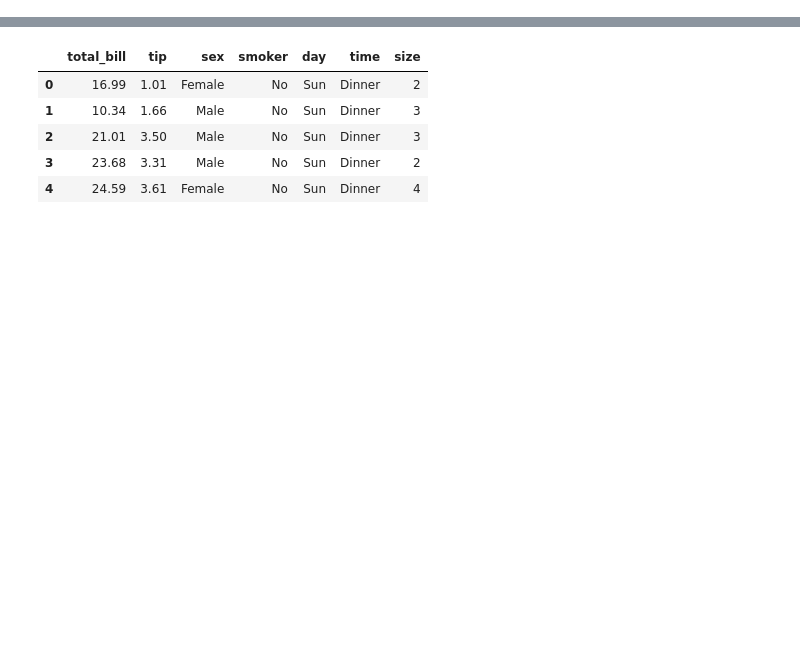
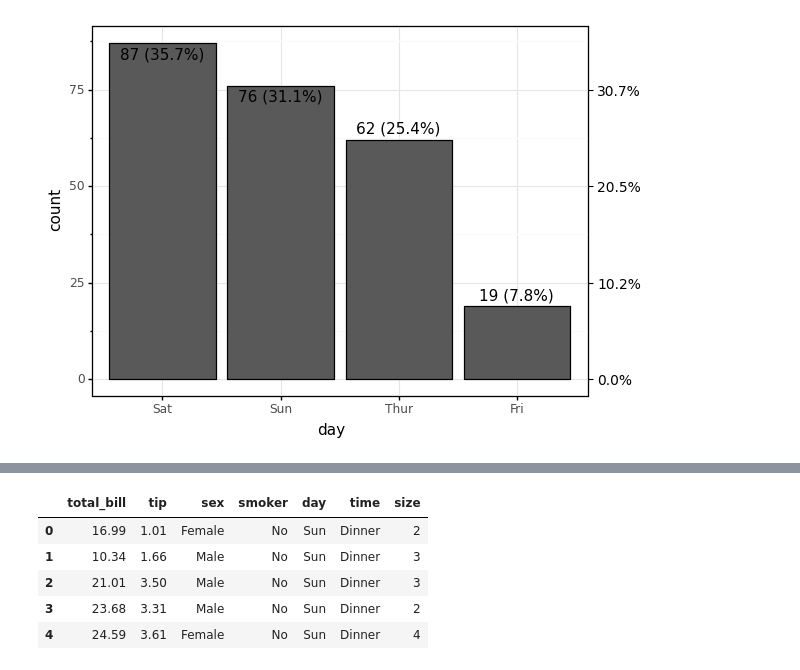
Before and after one commit to mattboggess/intedact, a Jupyter notebook: demo/demo.ipynb, the cells around one changed output, grey strips where cells are left out. Cells and saved outputs as stored; diff of their text form; code cells hidden in the pictures; blank space fills up the shorter version.

```diff
--- a/demo/demo.ipynb
+++ b/demo/demo.ipynb
@@ -6,0 +25,4 @@ from intedact import univariate_eda_interact, bivariate_eda_interact
+# %%
+f2[0]
+# %% [output]
+[figure, added]
```
Also changed, not shown: parts of 20 cells of this notebook, 32 other files.
